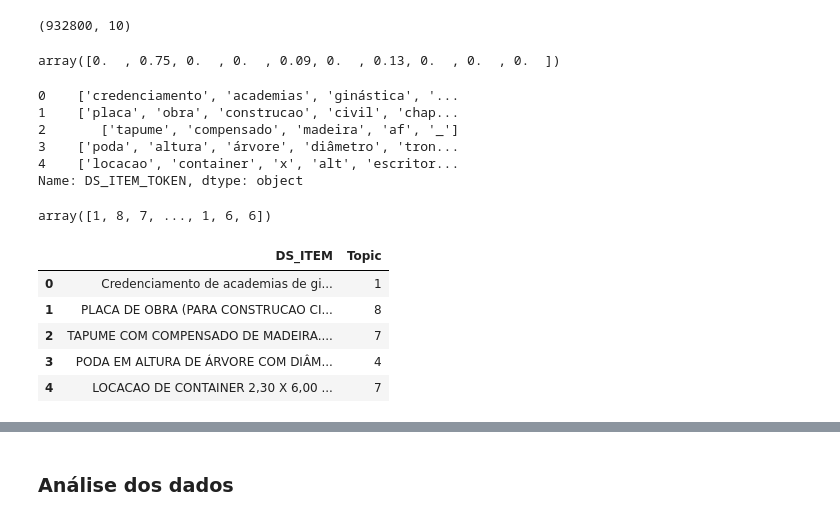
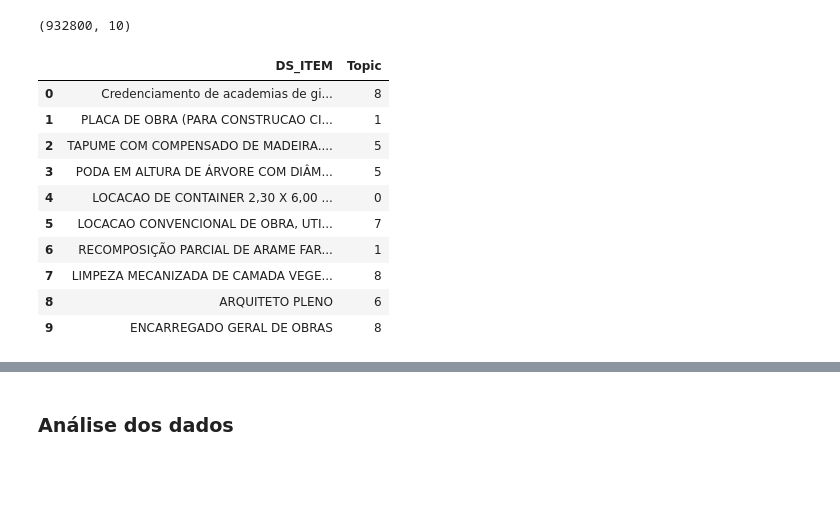
Before and after one commit to IonaSantana/Artificial-Intelligence, a Jupyter notebook: Projects/NLP/Maiores_investimentos_licitações1.ipynb, the cells around one changed output, grey strips where cells are left out. Cells and saved outputs as stored; diff of their text form; code cells hidden in the pictures; blank space fills up the shorter version.

```diff
--- a/Projects/NLP/Maiores_investimentos_licitações1.ipynb
+++ b/Projects/NLP/Maiores_investimentos_licitações1.ipynb
@@ -208,6 +213,9 @@ item_licitacao.head(3)
 | 0 | 44500 | 274.0 | 2021 | CPC | 1 | 1 | 1 | ... |
 | 1 | 56900 | 25.0 | 2021 | TMP | 1 | 1 | 1.1 | ... |
 | 2 | 56900 | 25.0 | 2021 | TMP | 1 | 2 | 1.2 | ... |
+# %%
+licitacao_21 = pd.read_csv('licitacao_21_token.csv')
+item_licitacao = pd.read_csv('item_licitacao_token.csv')
 # %%
 from sklearn.feature_extraction.text import CountVectorizer
 # %%
@@ -261,7 +269,7 @@ print(corpus[:1])
 # %%
 from sklearn.decomposition import LatentDirichletAllocation
 # %%
-filter_out = filter_out + ['cor', 'un', 'branco', 'unidades',
+filter_out = filter_out + ['cor', 'cores', 'un', 'branco', 'unidades',
 'litros', 'af', 'mgml', 'nbr', 'dn', 'eou', 'referência', 'conforme',
 'demais', 'deverá', 'tipo', 'r', 'gb']
 # %%
@@ -358,31 +366,19 @@ topic_results = LDA.transform(dtm)
 topic_results.shape
 # %% [output]
 (932800, 10)
-# %%
-topic_results[0].round(2)
-# %% [output]
-array([0.  , 0.75, 0.  , 0.  , 0.09, 0.  , 0.13, 0.  , 0.  , 0.  ])
-# %%
-item_licitacao['DS_ITEM_TOKEN'].head()
-# %% [output]
-0    ['credenciamento', 'academias', 'ginástica', '...
-1    ['placa', 'obra', 'construcao', 'civil', 'chap...
-2       ['tapume', 'compensado', 'madeira', 'af', '_']
-3    ['poda', 'altura', 'árvore', 'diâmetro', 'tron...
-4    ['locacao', 'container', 'x', 'alt', 'escritor...
-Name: DS_ITEM_TOKEN, dtype: object
-# %%
-topic_results.argmax(axis=1)
-# %% [output]
-array([1, 8, 7, ..., 1, 6, 6])
 # %%
 item_licitacao['Topic'] = topic_results.argmax(axis=1)
 # %%
-item_licitacao[ ['DS_ITEM', 'Topic']].head()
+item_licitacao[['DS_ITEM','Topic']].head(10)
 # %% [output]
 |  | DS_ITEM | Topic |
-| 0 | Credenciamento de academias de gi... | 1 |
-| 1 | PLACA DE OBRA (PARA CONSTRUCAO CI... | 8 |
-| 2 | TAPUME COM COMPENSADO DE MADEIRA.... | 7 |
-| 3 | PODA EM ALTURA DE ÁRVORE COM DIÂM... | 4 |
-| 4 | LOCACAO DE CONTAINER 2,30 X 6,00 ... | 7 |
+| 0 | Credenciamento de academias de gi... | 8 |
+| 1 | PLACA DE OBRA (PARA CONSTRUCAO CI... | 1 |
+| 2 | TAPUME COM COMPENSADO DE MADEIRA.... | 5 |
+| 3 | PODA EM ALTURA DE ÁRVORE COM DIÂM... | 5 |
+| 4 | LOCACAO DE CONTAINER 2,30 X 6,00 ... | 0 |
+| 5 | LOCACAO CONVENCIONAL DE OBRA, UTI... | 7 |
+| 6 | RECOMPOSIÇÃO PARCIAL DE ARAME FAR... | 1 |
+| 7 | LIMPEZA MECANIZADA DE CAMADA VEGE... | 8 |
+| 8 | ARQUITETO PLENO | 6 |
+| 9 | ENCARREGADO GERAL DE OBRAS | 8 |
```
Also changed, not shown: parts of 24 cells of this notebook.
